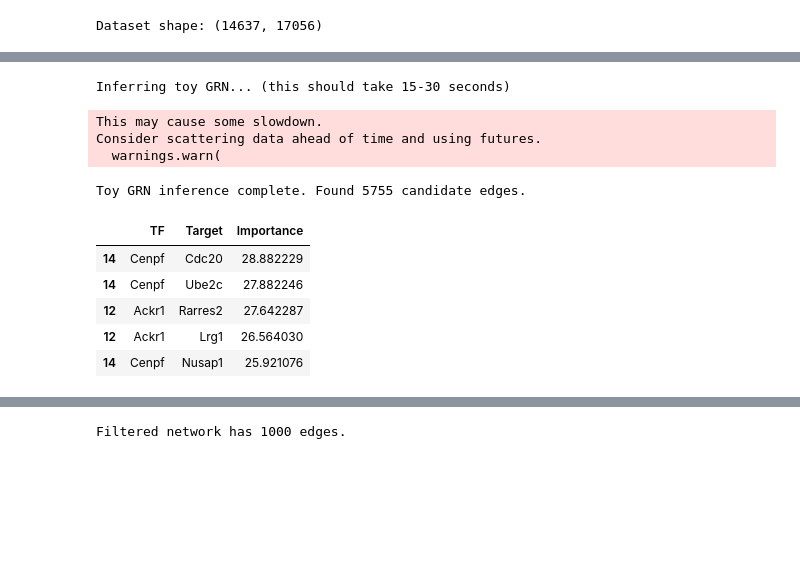
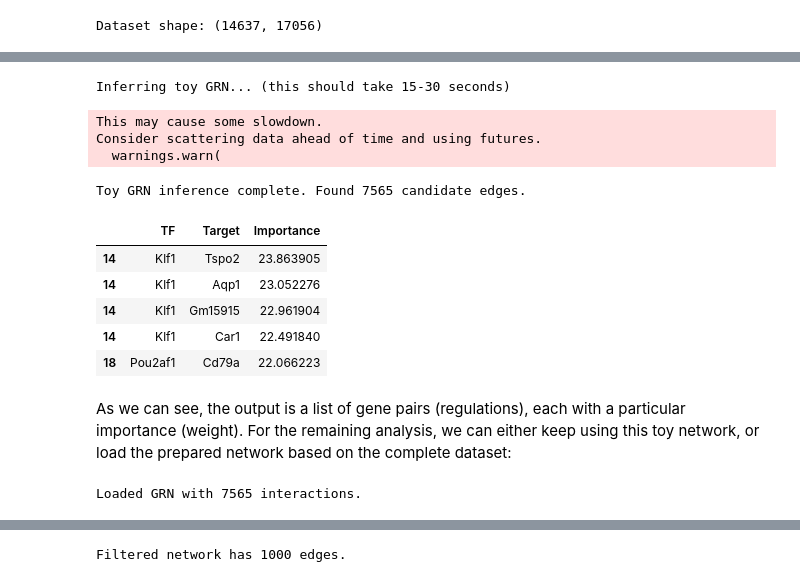
Before and after one commit to sybila/bioinformatics-summer-school, a Jupyter notebook: grn/02-arboreto-grn.ipynb, the cells around one changed output, grey strips where cells are left out. Cells and saved outputs as stored; diff of their text form; code cells hidden in the pictures; blank space fills up the shorter version.

```diff
--- a/grn/02-arboreto-grn.ipynb
+++ b/grn/02-arboreto-grn.ipynb
@@ -40,9 +76,11 @@ expression_df = pd.DataFrame(
 )
 
 # 3. Define candidate Transcription Factors (TFs)
-# In a real run, this would be a comprehensive curated list of human/mouse TFs.
-# For our fast demo, we will treat the top 20 variable genes as potential regulators.
-candidate_tfs = list(expression_df.columns[:20])
+with open("./data/allTFs_mm.txt", "r") as f:
+    tf_list = [line.strip() for line in f if line.strip()]
+
+# Keep only TFs that are actually present in our expression dataset
+candidate_tfs = list(set(tf_list).intersection(adata_sub.var_names))
 
 print(f"Demo shape: {expression_df.shape} (Cells x Genes)")
 print(f"Number of candidate TFs: {len(candidate_tfs)}")
@@ -52,32 +94,37 @@ Number of candidate TFs: 20
 # %%
 # Run GRNBoost2 on the downsized demo data
 print("Inferring toy GRN... (this should take 15-30 seconds)")
 toy_grn = grnboost2(
     expression_data=expression_df,
-    tf_names=candidate_tfs
+    tf_names=candidate_tfs,
+    seed=0 # Make sure to fix the seed to ensure deterministic results
 )
 
 # Rename the output columns for clarity
 toy_grn.columns = ['TF', 'Target', 'Importance']
 print(f"Toy GRN inference complete. Found {len(toy_grn)} candidate edges.")
 toy_grn.head()
 # %% [output]
 Inferring toy GRN... (this should take 15-30 seconds)
 This may cause some slowdown.
 Consider scattering data ahead of time and using futures.
   warnings.warn(
-Toy GRN inference complete. Found 5755 candidate edges.
+Toy GRN inference complete. Found 7565 candidate edges.
 |  | TF | Target | Importance |
-| 14 | Cenpf | Cdc20 | 28.882229 |
-| 14 | Cenpf | Ube2c | 27.882246 |
-| 12 | Ackr1 | Rarres2 | 27.642287 |
-| 12 | Ackr1 | Lrg1 | 26.564030 |
-| 14 | Cenpf | Nusap1 | 25.921076 |
+| 14 | Klf1 | Tspo2 | 23.863905 |
+| 14 | Klf1 | Aqp1 | 23.052276 |
+| 14 | Klf1 | Gm15915 | 22.961904 |
+| 14 | Klf1 | Car1 | 22.491840 |
+| 18 | Pou2af1 | Cd79a | 22.066223 |
+# %% [markdown]
+As we can see, the output is a list of gene pairs (regulations), each with a particular importance (weight). For the remaining analysis, we can either keep using this toy network, or load the prepared network based on the complete dataset:
 # %%
 # Load the pre-computed full GRN
 # (Make sure 'full_grn_results.tsv' is in your directory)
-# full_grn = pd.read_csv("full_grn_results.tsv", sep="\t")
-# full_grn.columns = ['TF', 'Target', 'Importance']
+#full_grn = pd.read_csv("full_grn_results_1000.tsv", sep="\t")
+#full_grn.columns = ['TF', 'Target', 'Importance']
 
-# print(f"Loaded full GRN with {len(full_grn)} interactions.")
 full_grn = toy_grn
+print(f"Loaded GRN with {len(full_grn)} interactions.")
+# %% [output]
+Loaded GRN with 7565 interactions.
```
Also changed, not shown: parts of 23 cells of this notebook, 3 other files.
